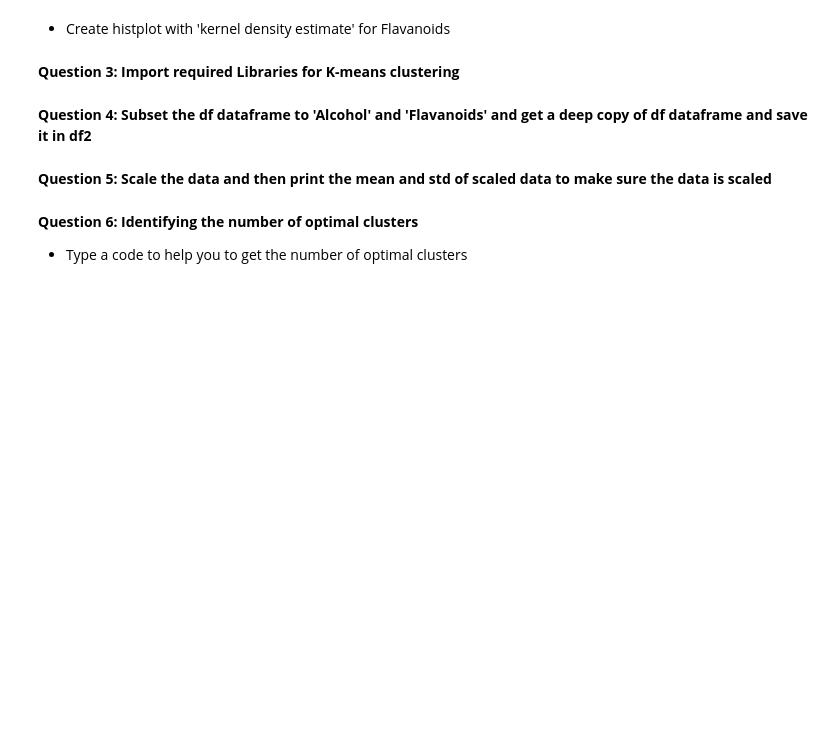
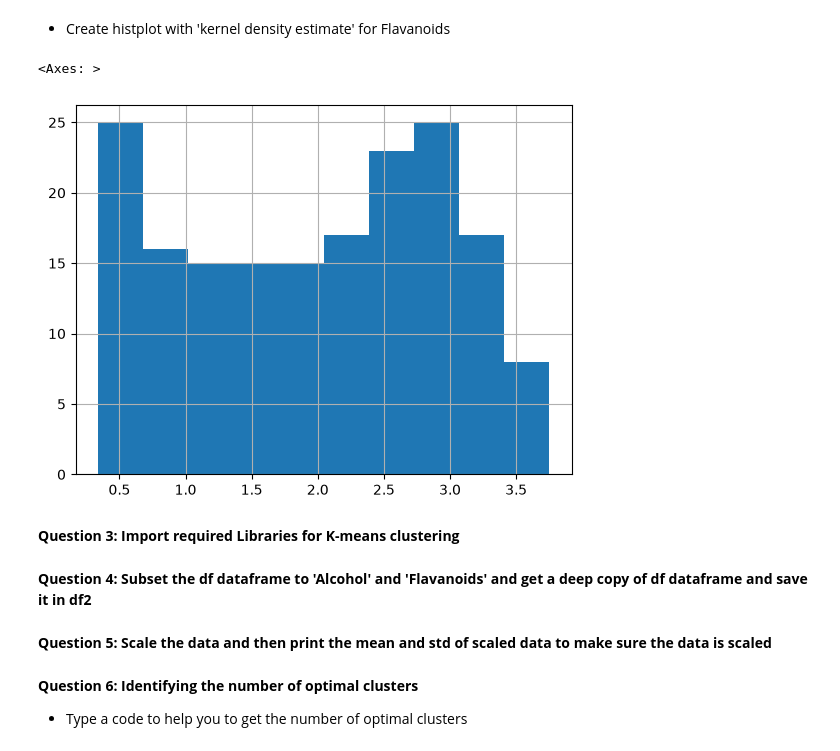
Before and after one commit to Kea-codes/Python_Data_Scince_tasks, a Jupyter notebook: Project 4/projects 4.ipynb, the cells around one changed output. Drawn from its saved outputs; the diff is of its cells as text; code cells hidden in the pictures; blank space fills up the shorter version.

```diff
--- a/Project 4/projects 4.ipynb
+++ b/Project 4/projects 4.ipynb
@@ -106,5 +124,10 @@ df.drop_duplicates()
 # %% [markdown]
 * Create histplot with 'kernel density estimate' for Flavanoids
+# %%
+df['Flavanoids'].hist()
+# %% [output]
+<Axes: >
+[figure, added]
 # %% [markdown]
 **Question 3: Import required Libraries for K-means clustering**
 # %% [markdown]
```
Also changed, not shown: parts of 1 cell of this notebook.
